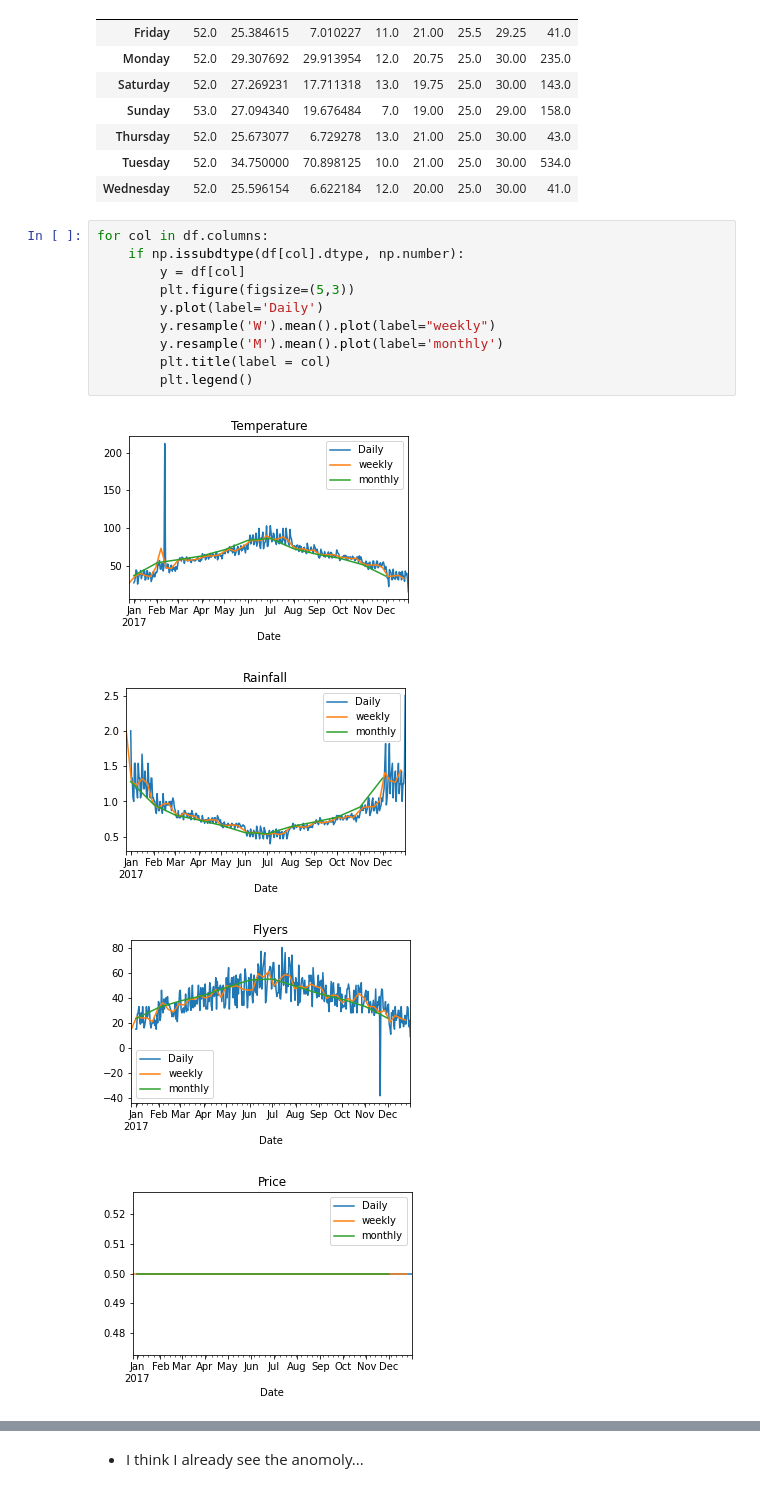
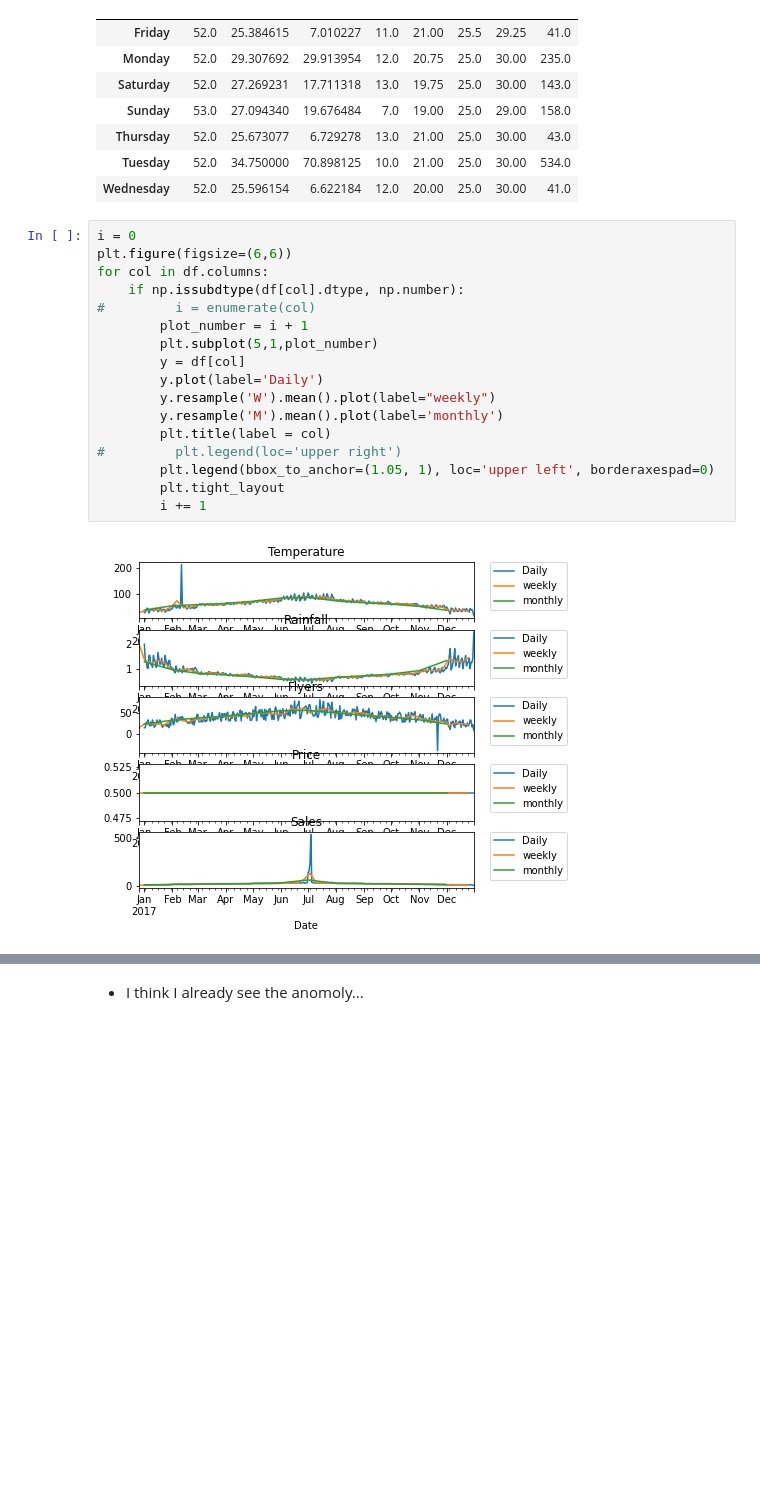
Before and after one commit to brianclements03/anomoly_detection, a Jupyter notebook: Lemonade.ipynb, the cells around one changed output, grey strips where cells are left out. Drawn from its saved outputs; the diff is of its cells as text; blank space fills up the shorter version.

```diff
--- a/Lemonade.ipynb
+++ b/Lemonade.ipynb
@@ -69,17 +69,21 @@ df.groupby('Day')[['Sales']].describe()
 | Tuesday | 52.0 | 34.750000 | 70.898125 | 10.0 | 21.00 | 25.0 | 30.00 | 534.0 |
 | Wednesday | 52.0 | 25.596154 | 6.622184 | 12.0 | 20.00 | 25.0 | 30.00 | 41.0 |
 # %%
+i = 0
+plt.figure(figsize=(6,6))
 for col in df.columns:
     if np.issubdtype(df[col].dtype, np.number):
+#         i = enumerate(col)
+        plot_number = i + 1
+        plt.subplot(5,1,plot_number)
         y = df[col]
-        plt.figure(figsize=(5,3))
         y.plot(label='Daily')
         y.resample('W').mean().plot(label="weekly")
         y.resample('M').mean().plot(label='monthly')
         plt.title(label = col)
-        plt.legend()
+#         plt.legend(loc='upper right')
+        plt.legend(bbox_to_anchor=(1.05, 1), loc='upper left', borderaxespad=0)
+        plt.tight_layout
+        i += 1
 # %% [output]
-[figure, old version]
+[figure, new version]
-[figure, removed]
-[figure, removed]
-[figure, removed]
```
Also changed, not shown: parts of 3 cells of this notebook.
